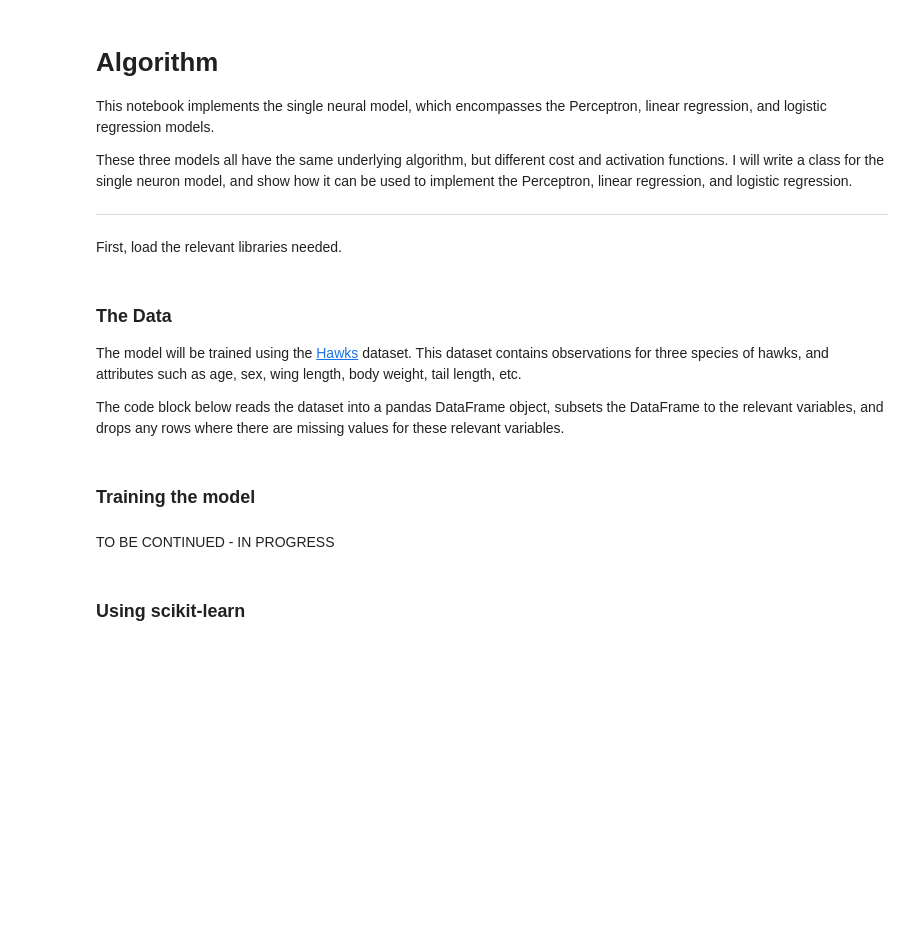
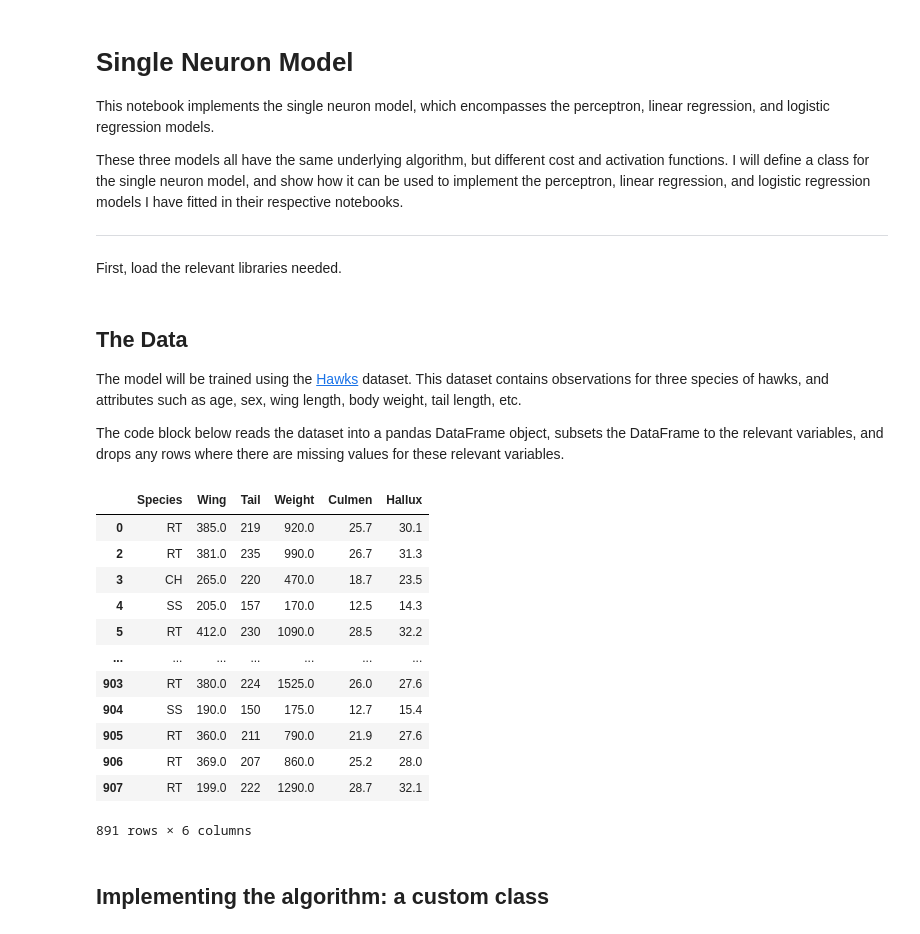
Before and after one commit to kary5678/INDE-577, a Jupyter notebook: supervised-learning/single_neuron/single_neuron.ipynb, the cells around one changed output. Saved outputs shown, nothing was run; the diff lists cells and outputs as text; code cells hidden in the pictures; blank space fills up the shorter version.

```diff
--- a/supervised-learning/single_neuron/single_neuron.ipynb
+++ b/supervised-learning/single_neuron/single_neuron.ipynb
@@ -1,9 +1,9 @@
 # %% [markdown]
-# Algorithm
+# Single Neuron Model
 
-This notebook implements the single neural model, which encompasses the Perceptron, linear regression, and logistic regression models.
+This notebook implements the single neuron model, which encompasses the perceptron, linear regression, and logistic regression models.
 
-These three models all have the same underlying algorithm, but different cost and activation functions. I will write a class for the single neuron model, and show how it can be used to implement the Perceptron, linear regression, and logistic regression.
+These three models all have the same underlying algorithm, but different cost and activation functions. I will define a class for the single neuron model, and show how it can be used to implement the perceptron, linear regression, and logistic regression models I have fitted in their respective notebooks.
 
 ---
 
@@ -22,15 +27,25 @@ sns.set_theme()
 # %% [markdown]
-### The Data
+## The Data
 
 The model will be trained using the [Hawks](https://r-data.pmagunia.com/dataset/r-dataset-package-stat2data-hawks) dataset. This dataset contains observations for three species of hawks, and attributes such as age, sex, wing length, body weight, tail length, etc.
 
 The code block below reads the dataset into a pandas DataFrame object, subsets the DataFrame to the relevant variables, and drops any rows where there are missing values for these relevant variables.
 # %%
 # Read in the data and subset it to the relevant columns/observations
-df = pd.read_csv("../../Data/hawks.csv")
-df = df[["Species", "Wing", "Tail"]].dropna(axis=0)
-df
+hawks = pd.read_csv("../../Data/hawks.csv")
+hawks = hawks[["Species", "Wing", "Tail", "Weight", "Culmen", "Hallux"]].dropna(axis=0)
+hawks
+# %% [output]
+|  | Species | Wing | Tail | Weight | Culmen | Hallux |
+| 0 | RT | 385.0 | 219 | 920.0 | 25.7 | 30.1 |
+| 2 | RT | 381.0 | 235 | 990.0 | 26.7 | 31.3 |
+| 3 | CH | 265.0 | 220 | 470.0 | 18.7 | 23.5 |
+| 4 | SS | 205.0 | 157 | 170.0 | 12.5 | 14.3 |
+| 5 | RT | 412.0 | 230 | 1090.0 | 28.5 | 32.2 |
+| ... | ... | ... | ... | ... | ... | ... |
+| 903 | RT | 380.0 | 224 | 1525.0 | 26.0 | 27.6 |
+| 904 | SS | 190.0 | 150 | 175.0 | 12.7 | 15.4 |
+| 905 | RT | 360.0 | 211 | 790.0 | 21.9 | 27.6 |
+| 906 | RT | 369.0 | 207 | 860.0 | 25.2 | 28.0 |
+| 907 | RT | 199.0 | 222 | 1290.0 | 28.7 | 32.1 |
+891 rows × 6 columns
-# %% [markdown]
-### Training the model
-# %% [markdown]
-TO BE CONTINUED - IN PROGRESS
@@ -81,2 +52,2 @@ class SingleNeuron():
-# %% [markdown]
-### Using scikit-learn
+# %% [markdown]
+## Implementing the algorithm: a custom class
```
Also changed, not shown: parts of 23 cells of this notebook.
